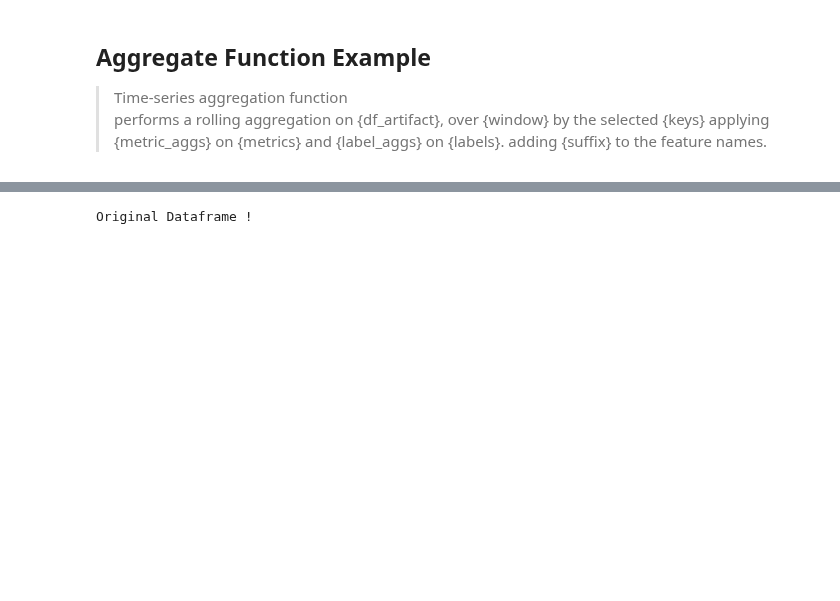
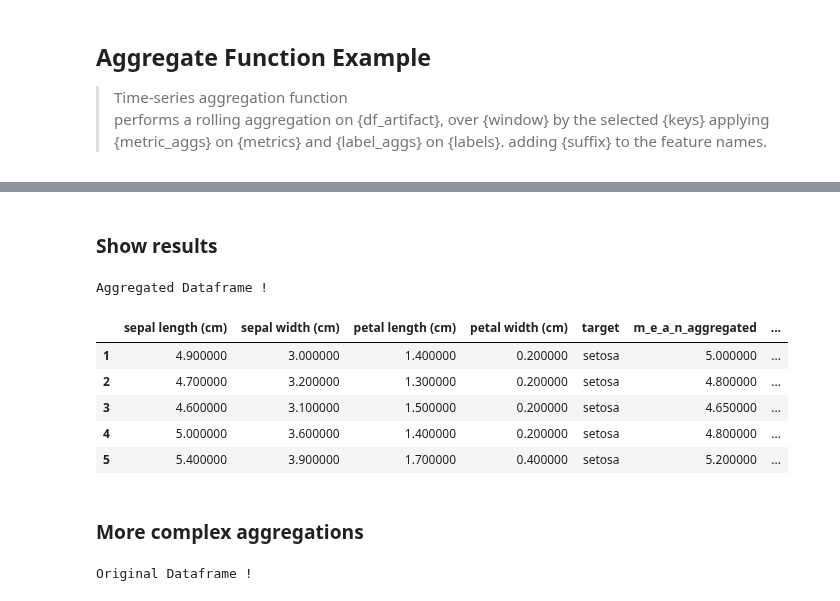
Before and after one commit to mlrun/functions, a Jupyter notebook: aggregate/aggregate.ipynb, the cells around one changed output, grey strips where cells are left out. Drawn from its saved outputs; the diff is of its cells as text; code cells hidden in the pictures; blank space fills up the shorter version.

```diff
--- a/aggregate/aggregate.ipynb
+++ b/aggregate/aggregate.ipynb
@@ -16,0 +21,6 @@ mlrun.set_environment(project='function-marketplace')
+# %%
+dataset = load_iris()
+df = pd.DataFrame(dataset['data'],columns = dataset['feature_names'])
+df['target'] = [dataset['target_names'][i] for i in dataset['target']]
+df.to_parquet("iris.parquet")
+df.head()
@@ -16,0 +42,8 @@ mlrun.set_environment(project='function-marketplace')
+# %%
+aggregate_run = aggregate_function.run(params={'metrics': dataset['feature_names'][0],
+               'metric_aggs': ['mean', 'sum'],
+               'suffix': 'aggregated',
+               'inplace': False,
+               'window': 2}
+           , inputs={'df_artifact': os.path.abspath('iris.parquet')}
+           )
@@ -17,3 +60,17 @@ mlrun.set_environment(project='function-marketplace')
+# %% [markdown]
+### Show results
+# %%
+aggregate_run.artifact('aggregate').as_df().head().style.set_caption("Aggregated Dataframe !")
+# %% [output]
+Aggregated Dataframe !
+|  | sepal length (cm) | sepal width (cm) | petal length (cm) | petal width (cm) | target | m_e_a_n_aggregated | ... |
+| 1 | 4.900000 | 3.000000 | 1.400000 | 0.200000 | setosa | 5.000000 | ... |
+| 2 | 4.700000 | 3.200000 | 1.300000 | 0.200000 | setosa | 4.800000 | ... |
+| 3 | 4.600000 | 3.100000 | 1.500000 | 0.200000 | setosa | 4.650000 | ... |
+| 4 | 5.000000 | 3.600000 | 1.400000 | 0.200000 | setosa | 4.800000 | ... |
+| 5 | 5.400000 | 3.900000 | 1.700000 | 0.400000 | setosa | 5.200000 | ... |
+# %% [markdown]
+### More complex aggregations
 # %%
 # Getting & inspecting original dataset
 DATA = "https://s3.wasabisys.com/iguazio/data/market-palce/aggregate/metrics.pq"
```
Also changed, not shown: parts of 9 cells of this notebook.
